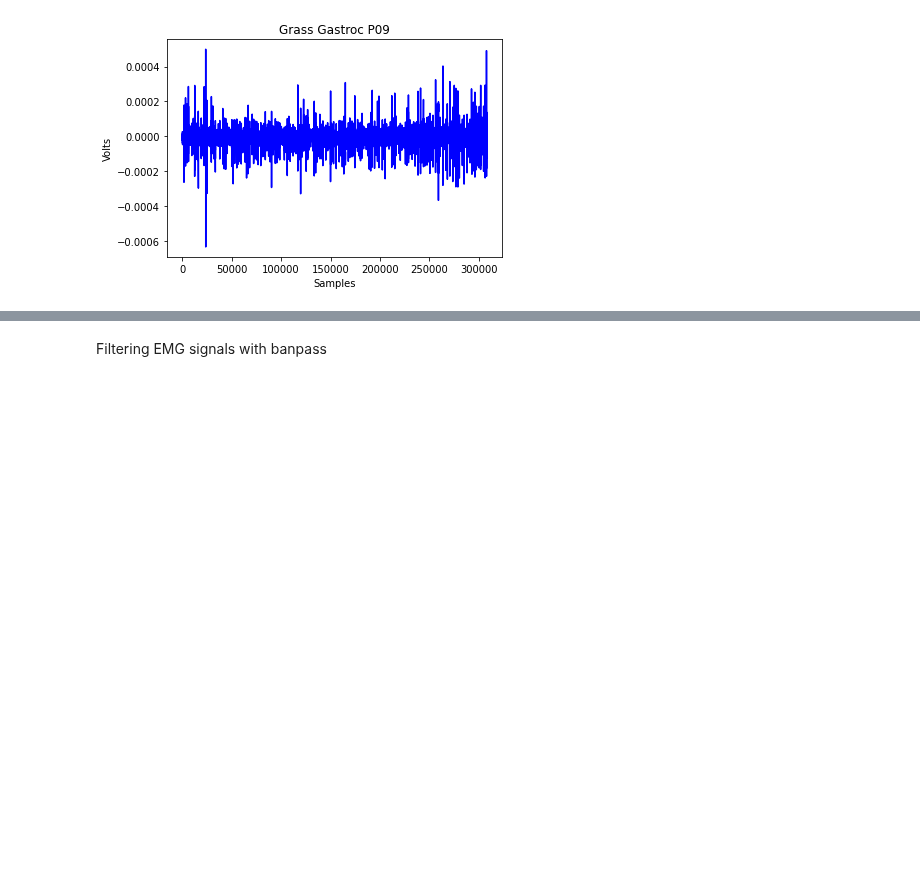
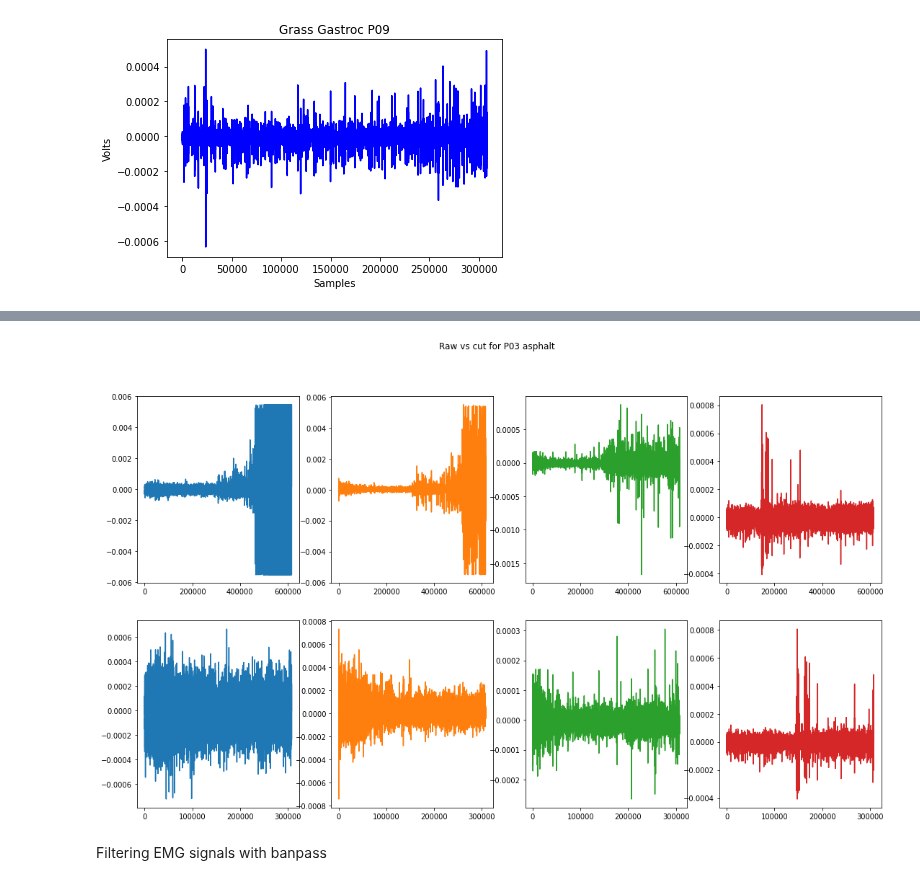
Before and after one commit to Gab2697/Human-Activity-Recognition, a Jupyter notebook: Baseline_CNN.ipynb, the cells around one changed output, grey strips where cells are left out. Saved outputs shown, nothing was run; the diff lists cells and outputs as text; code cells hidden in the pictures; blank space fills up the shorter version.

```diff
--- a/Baseline_CNN.ipynb
+++ b/Baseline_CNN.ipynb
@@ -162,3 +145,28 @@ plt.show()
+# %%
+fig, ((ax1, ax2, ax3, ax4), (ax1_cut, ax2_cut, ax3_cut, ax4_cut)) = plt.subplots(2, 4)
+fig.set_size_inches(18.5, 10.5)
+fig.suptitle('Raw vs cut for P03 asphalt')
+import matplotlib.pyplot as plt
+
+ax1.plot(list(range(0,len(df_asphalt.iloc[:,0]))),df_asphalt.iloc[:,1])
+ax1.locator_params(axis='x', nbins=4)
+ax2.plot(list(range(0,len(df_asphalt.iloc[:,0]))),df_asphalt.iloc[:,2], 'tab:orange')
+ax2.locator_params(axis='x', nbins=4)
+ax3.plot(list(range(0,len(df_asphalt.iloc[:,0]))),df_asphalt.iloc[:,3], 'tab:green')
+ax3.locator_params(axis='x', nbins=4)
+ax4.plot(list(range(0,len(df_asphalt.iloc[:,0]))),df_asphalt.iloc[:,4], 'tab:red')
+ax4.locator_params(axis='x', nbins=4)
+
+ax1_cut.plot(list(range(0,len(df_asphalt.iloc[0:308160,0]))),df_asphalt.iloc[0:308160,1])
+ax1_cut.locator_params(axis='x', nbins=4)
+ax2_cut.plot(list(range(0,len(df_asphalt.iloc[0:308160,0]))),df_asphalt.iloc[0:308160,2], 'tab:orange')
+ax2_cut.locator_params(axis='x', nbins=4)
+ax3_cut.plot(list(range(0,len(df_asphalt.iloc[0:308160,0]))),df_asphalt.iloc[0:308160,3], 'tab:green')
+ax3_cut.locator_params(axis='x', nbins=4)
+ax4_cut.plot(list(range(0,len(df_asphalt.iloc[0:308160,0]))),df_asphalt.iloc[0:308160,4], 'tab:red')
+ax4_cut.locator_params(axis='x', nbins=4)
+# %% [output]
+[figure, added]
 # %% [markdown]
 Filtering EMG signals with banpass
 # %%
```
Also changed, not shown: parts of 2 cells of this notebook.
